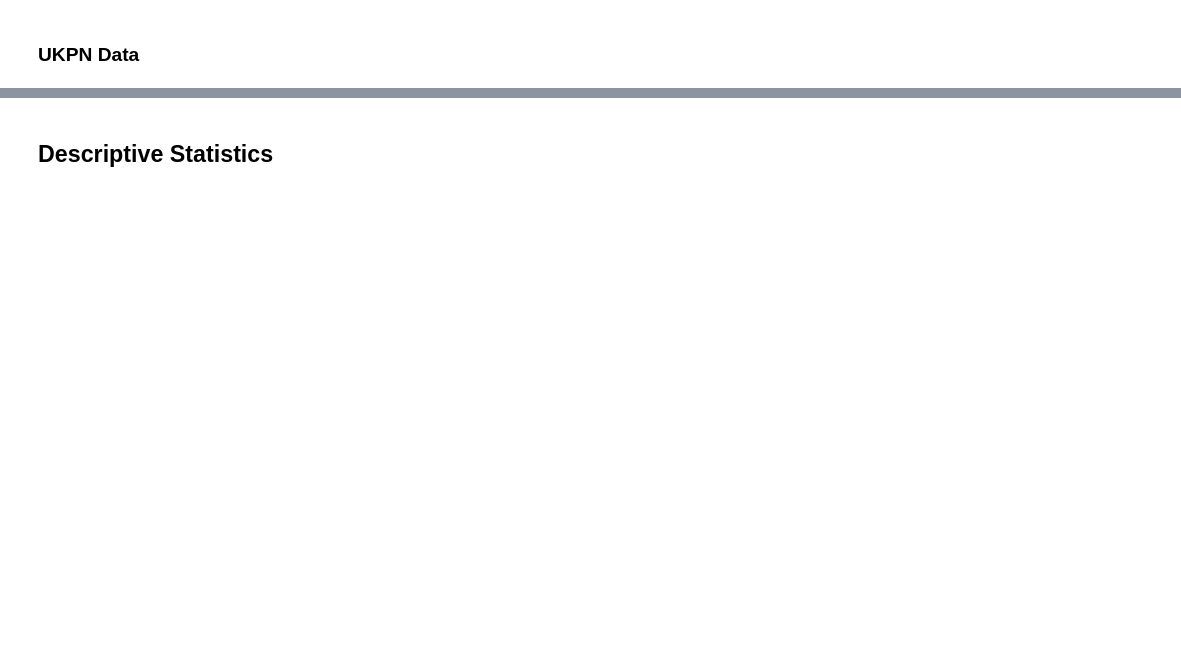
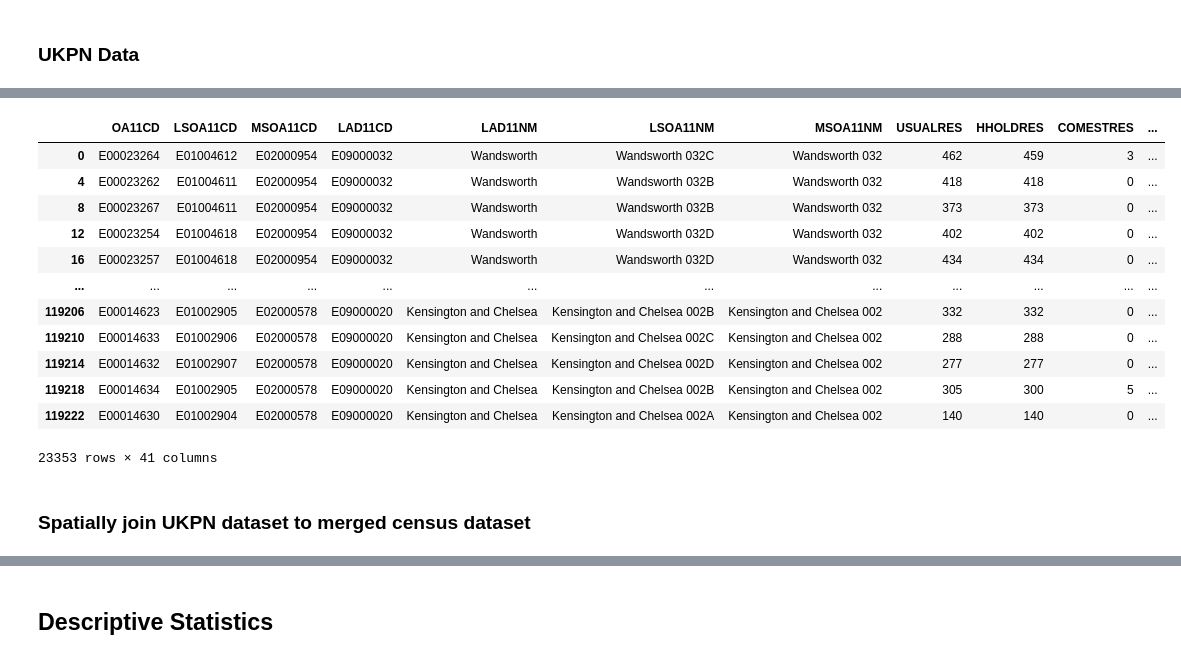
Before and after one commit to nifemi-alonge/evcs_spatial_analysis, a Jupyter notebook: Alonge_O_Dissertation_Analysis.ipynb, the cells around one changed output, grey strips where cells are left out. Drawn from its saved outputs; the diff is of its cells as text; code cells hidden in the pictures; blank space fills up the shorter version.

```diff
--- a/Alonge_O_Dissertation_Analysis.ipynb
+++ b/Alonge_O_Dissertation_Analysis.ipynb
@@ -87,0 +925,18 @@ oa_bound.plot()
+# %%
+# merge all
+merged_gdf = oa_bound.merge(ethnic[['OA11CD', 'percentage_black','percentage_white']], on='OA11CD')
+merged_gdf = merged_gdf.merge(pop_density[['OA11CD','pop_density']], on='OA11CD')
+merged_gdf = merged_gdf.merge(hh_dep[['OA11CD', 'percentage_deprived','percentage_not_deprived']], on='OA11CD')
+merged_gdf = merged_gdf.merge(hh_size[['OA11CD', 'percentage_small_hh','percentage_medium_hh', 'percentage_large_hh']], on='OA11CD')
+merged_gdf = merged_gdf.merge(edu[['OA11CD', 'percentage_no_edu','percentage_school_edu', 'percentage_university_edu']], on='OA11CD')
+merged_gdf = merged_gdf.merge(car[['OA11CD', 'percentage_no_cars','percentage_one_car', 'percentage_2+_cars']], on='OA11CD')
+merged_gdf = merged_gdf.merge(drive[['OA11CD', 'percentage_public_transport','percentage_drive_car', 'percentage_passenger_car']], on='OA11CD')
+merged_gdf = merged_gdf.merge(median_age_data[['MSOA', 'median_age']], left_on='MSOA11CD', right_on='MSOA')
+merged_gdf = merged_gdf.merge(income[['MSOA code', 'average_income']], left_on='MSOA11CD', right_on='MSOA code')
+merged_gdf = merged_gdf.merge(acc_type[['OA11CD', 'percentage_shared_flat','percentage_house']], on='OA11CD')
+merged_gdf = merged_gdf.merge(tenure[['OA11CD', 'percentage_owner','percentage_shared_owner', 'percentage_renter']], on='OA11CD')
+merged_gdf = merged_gdf.merge(comm_roads[['MSOA code', 'percentage_commercial_land','percentage_roads']], left_on='MSOA11CD', right_on='MSOA code')
+merged_gdf = merged_gdf.drop(columns=['WD11CD_BF', 'WD11NM_BF','RGN11CD', 'RGN11NM', 'MSOA', 'MSOA code_x', 'MSOA code_y'])
+# delete these? merged_gdf = merged_gdf.drop(columns=['USUALRES','HHOLDRES', 'COMESTRES', 'POPDEN', 'HHOLDS', 'AVHHOLDSZ'])
+merged_gdf.shape
+merged_gdf.head()
@@ -87,0 +979,31 @@ oa_bound.plot()
+# %%
+# set EVCS_number to be equal to the amount of EVCS within each OA boundary
+
+# Perform the spatial join
+ncr_census = gpd.sjoin(merged_gdf, ncr_gdf, how='left', predicate='contains')
+
+# Calculate the EVCS counts within each census output area
+evcs_counts = ncr_census.groupby('OA11CD').size().reset_index(name='evcs_count')
+
+# Merge the EVCS counts with the merged_gdf GeoDataFrame
+merged_gdf = merged_gdf.merge(evcs_counts, on='OA11CD', how='left')
+
+# drop duplicates
+merged_gdf = merged_gdf.drop_duplicates(subset='OA11CD')
+
+# Print the updated merged_gdf with EVCS counts
+merged_gdf
+# %% [output]
+|  | OA11CD | LSOA11CD | MSOA11CD | LAD11CD | LAD11NM | LSOA11NM | MSOA11NM | USUALRES | HHOLDRES | COMESTRES | ... |
+| 0 | E00023264 | E01004612 | E02000954 | E09000032 | Wandsworth | Wandsworth 032C | Wandsworth 032 | 462 | 459 | 3 | ... |
+| 4 | E00023262 | E01004611 | E02000954 | E09000032 | Wandsworth | Wandsworth 032B | Wandsworth 032 | 418 | 418 | 0 | ... |
+| 8 | E00023267 | E01004611 | E02000954 | E09000032 | Wandsworth | Wandsworth 032B | Wandsworth 032 | 373 | 373 | 0 | ... |
+| 12 | E00023254 | E01004618 | E02000954 | E09000032 | Wandsworth | Wandsworth 032D | Wandsworth 032 | 402 | 402 | 0 | ... |
+| 16 | E00023257 | E01004618 | E02000954 | E09000032 | Wandsworth | Wandsworth 032D | Wandsworth 032 | 434 | 434 | 0 | ... |
+| ... | ... | ... | ... | ... | ... | ... | ... | ... | ... | ... | ... |
+| 119206 | E00014623 | E01002905 | E02000578 | E09000020 | Kensington and Chelsea | Kensington and Chelsea 002B | Kensington and Chelsea 002 | 332 | 332 | 0 | ... |
+| 119210 | E00014633 | E01002906 | E02000578 | E09000020 | Kensington and Chelsea | Kensington and Chelsea 002C | Kensington and Chelsea 002 | 288 | 288 | 0 | ... |
+| 119214 | E00014632 | E01002907 | E02000578 | E09000020 | Kensington and Chelsea | Kensington and Chelsea 002D | Kensington and Chelsea 002 | 277 | 277 | 0 | ... |
+| 119218 | E00014634 | E01002905 | E02000578 | E09000020 | Kensington and Chelsea | Kensington and Chelsea 002B | Kensington and Chelsea 002 | 305 | 300 | 5 | ... |
+| 119222 | E00014630 | E01002904 | E02000578 | E09000020 | Kensington and Chelsea | Kensington and Chelsea 002A | Kensington and Chelsea 002 | 140 | 140 | 0 | ... |
+23353 rows × 41 columns
@@ -87,0 +1017,2 @@ oa_bound.plot()
+# %% [markdown]
+### Spatially join UKPN dataset to merged census dataset
```
Also changed, not shown: parts of 57 cells of this notebook.
